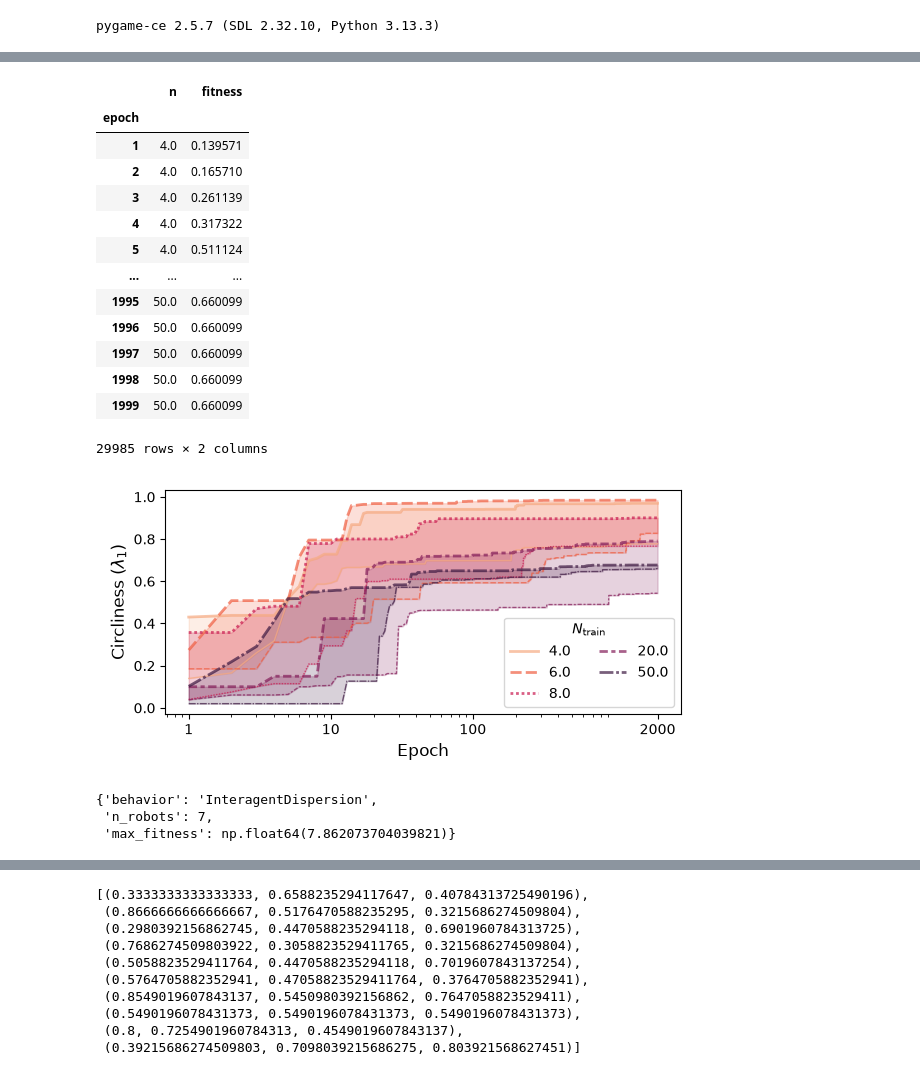
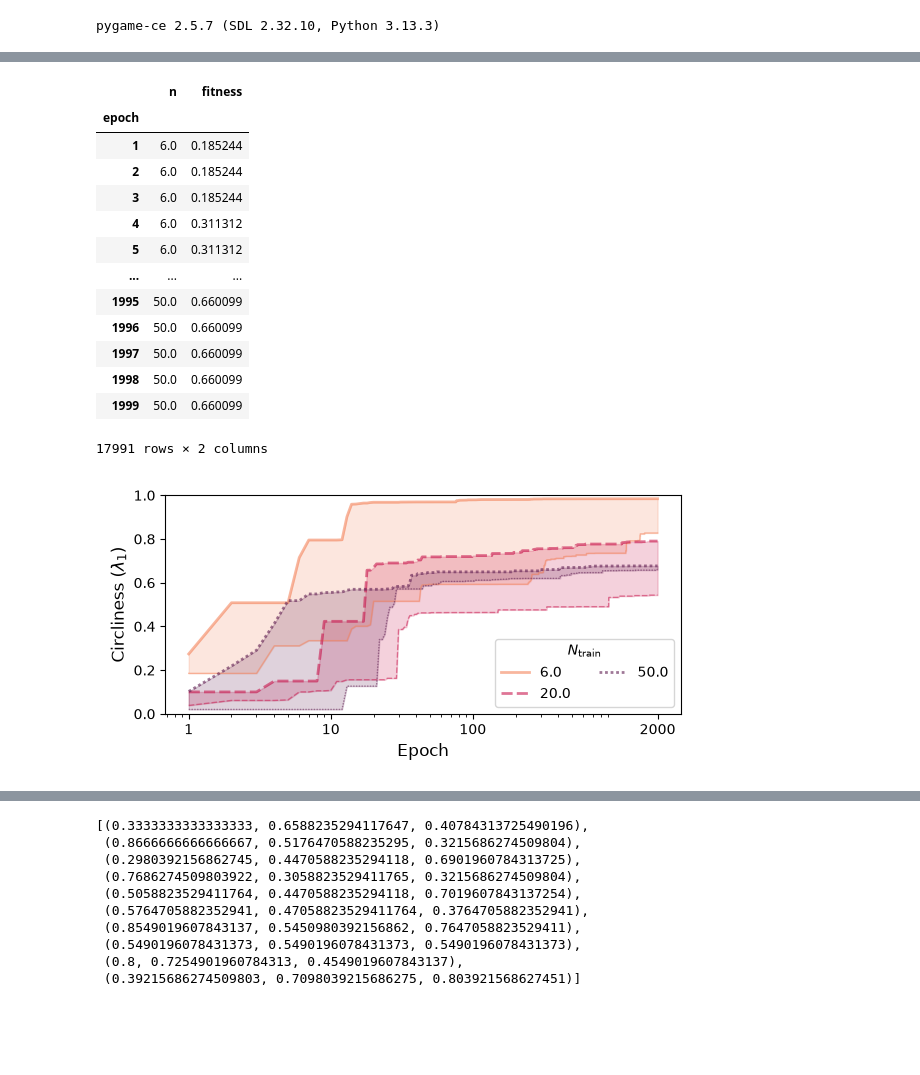
Before and after one commit to kenblu24/neuroswarm, a Jupyter notebook: plots_2026.ipynb, the cells around one changed output, grey strips where cells are left out. Saved outputs shown, nothing was run; the diff lists cells and outputs as text; code cells hidden in the pictures; blank space fills up the shorter version.

```diff
--- a/plots_2026.ipynb
+++ b/plots_2026.ipynb
@@ -52,8 +52,9 @@ class Run(UnzippedProject):
 desktop = pl.Path('/mnt/c/Users/kenbl/Desktop').expanduser()
 
 folder = desktop / 'four' / 'mill'
+ns = (6, 20, 50)
 
-folders = [folder / str(n) for n in (4, 6, 8, 20, 50)]
+folders = [folder / str(n) for n in ns]
 
 projects = [Run(p)
             # for n in folder.iterdir() if n.is_dir() and 'zip' not in n.name
@@ -92,65 +77,62 @@ epoch_vs_train_n
 # %% [output]
 |  | n | fitness |
 | epoch |  |  |
-| 1 | 4.0 | 0.139571 |
-| 2 | 4.0 | 0.165710 |
-| 3 | 4.0 | 0.261139 |
-| 4 | 4.0 | 0.317322 |
-| 5 | 4.0 | 0.511124 |
+| 1 | 6.0 | 0.185244 |
+| 2 | 6.0 | 0.185244 |
+| 3 | 6.0 | 0.185244 |
+| 4 | 6.0 | 0.311312 |
+| 5 | 6.0 | 0.311312 |
 | ... | ... | ... |
 | 1995 | 50.0 | 0.660099 |
 | 1996 | 50.0 | 0.660099 |
 | 1997 | 50.0 | 0.660099 |
 | 1998 | 50.0 | 0.660099 |
 | 1999 | 50.0 | 0.660099 |
-29985 rows × 2 columns
+17991 rows × 2 columns
 # %%
 plt.close()
 plt.figure(figsize=(6, 3))
-sns.lineplot(epoch_vs_train_n, x='epoch', y='fitness', hue='n', style='n', legend=False, linewidth=1.0, alpha=0.7,
-             estimator='min', errorbar=None, palette=sns.color_palette("rocket_r", n_colors=5))
-sns.lineplot(epoch_vs_train_n, x='epoch', y='fitness', hue='n', style='n', linewidth=2.0, alpha=0.7,
-             estimator='max', errorbar=('pi', 100), palette=sns.color_palette("rocket_r", n_colors=5))
+sns.lineplot(epoch_vs_train_n, x='epoch', y='fitness', hue='n', style='n', legend=False, linewidth=1.0, alpha=0.5,
+             estimator='min', errorbar=None, palette=sns.color_palette("rocket_r", n_colors=len(ns)))
+sns.lineplot(epoch_vs_train_n, x='epoch', y='fitness', hue='n', style='n', linewidth=2.0, alpha=0.6,
+             estimator='max', errorbar=('pi', 100), palette=sns.color_palette("rocket_r", n_colors=len(ns)))
 plt.legend(loc='lower right', ncol=2, title='$N_{\\mathrm{train}}$')
+plt.ylim(0, 1)
 plt.xscale('log')
 plt.xticks((1, 10, 100, 2000))
 plt.xlabel('Epoch')
 ax = plt.gca()
 ax.xaxis.set_major_formatter(plt.ScalarFormatter())
 plt.ylabel('Circliness ($\\lambda_1$)')
 plt.gcf().tight_layout()
 plt.show()
 plt.savefig('circliness_epoch_vs_train_n.pdf', backend='pgf')
 # %% [output]
-[figure, old version]
+[figure, new version]
 # %%
-folder = pl.Path('~/neuromorphic/results/sp25').expanduser()
+# folder = pl.Path('~/neuromorphic/results/sp25').expanduser()
 
 
-def extract_tenn2_maxs(project):
-    with Run(project) as p:
-        _t, _e, fitnesses, *_ = p.read_popfit()
-        arr = np.array([li for li in fitnesses if li])
-        # epoch_idxs = np.indices(arr.shape)[0]
-        max_fitness = np.max(arr)
-        n_robots = p.env['spawners'][0]['n']
-        # print(f"{p.name}\t{behavior.name}\tN: {n_robots}\tmax: {max_fitness}")
-        behavior = p.env['metrics'][0]['name']
-        behavior = behavior.replace('Delaunay Dispersal', 'Delaunay Diffusion')
-        return {
-            'behavior': behavior,
-            'n_robots': n_robots,
-            'max_fitness': max_fitness,
-        }
+# def extract_tenn2_maxs(project):
+#     with Run(project) as p:
+#         _t, _e, fitnesses, *_ = p.read_popfit()
+#         arr = np.array([li for li in fitnesses if li])
+#         # epoch_idxs = np.indices(arr.shape)[0]
+#         max_fitness = np.max(arr)
+#         n_robots = p.env['spawners'][0]['n']
+#         # print(f"{p.name}\t{behavior.name}\tN: {n_robots}\tmax: {max_fitness}")
+#         behavior = p.env['metrics'][0]['name']
+#         behavior = behavior.replace('Delaunay Dispersal', 'Delaunay Diffusion')
+#         return {
+#             'behavior': behavior,
+#             'n_robots': n_robots,
+#             'max_fitness': max_fitness,
+#         }
 
 
-files = [pzip for behavior in folder.iterdir()
-         for pzip in list(behavior.iterdir()) if behavior.name != 'diffusion']
+# files = [pzip for behavior in folder.iterdir()
+#          for pzip in list(behavior.iterdir()) if behavior.name != 'diffusion']
 
-test = extract_tenn2_maxs(next(iter(files)))
-test
+# test = extract_tenn2_maxs(next(iter(files)))
+# test
-# %% [output]
-{'behavior': 'InteragentDispersion',
- 'n_robots': 7,
- 'max_fitness': np.float64(7.862073704039821)}
 # %%
```
Also changed, not shown: parts of 5 cells of this notebook, 1 other file.
